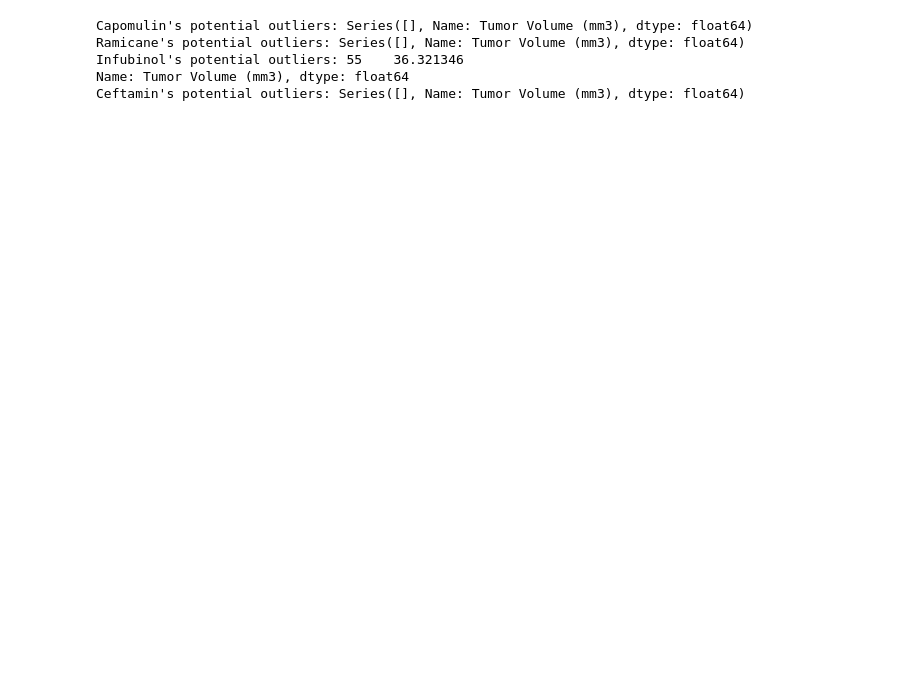
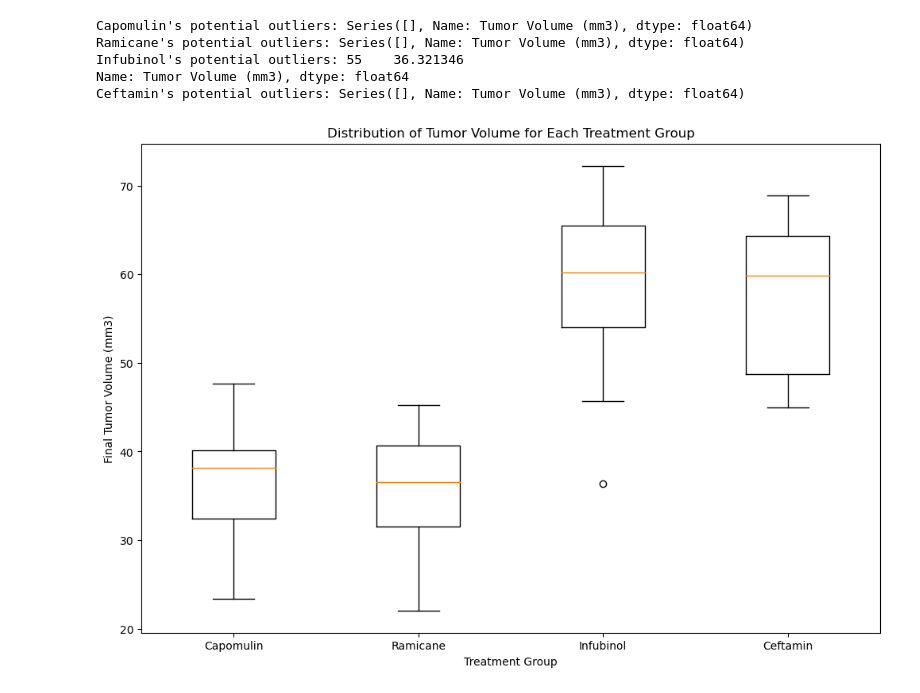
Before and after one commit to shaylahong/matplotlib-challenge, a Jupyter notebook: Pymaceuticals.ipynb, the cells around one changed output. Saved outputs shown, nothing was run; the diff lists cells and outputs as text; code cells hidden in the pictures; blank space fills up the shorter version.

```diff
--- a/Pymaceuticals.ipynb
+++ b/Pymaceuticals.ipynb
@@ -188,3 +192,13 @@ Ramicane's potential outliers: Series([], Name: Tumor Volume (mm3), dtype: float
 Infubinol's potential outliers: 55    36.321346
 Name: Tumor Volume (mm3), dtype: float64
 Ceftamin's potential outliers: Series([], Name: Tumor Volume (mm3), dtype: float64)
+# %%
+# Box plot
+plt.figure(figsize=(12, 8))
+plt.boxplot(tumor_volumes, labels=treatments)
+plt.xlabel('Treatment Group')
+plt.ylabel('Final Tumor Volume (mm3)')
+plt.title('Distribution of Tumor Volume for Each Treatment Group')
+plt.show()
+# %% [output]
+[figure, added]
```
Also changed, not shown: parts of 7 cells of this notebook.
